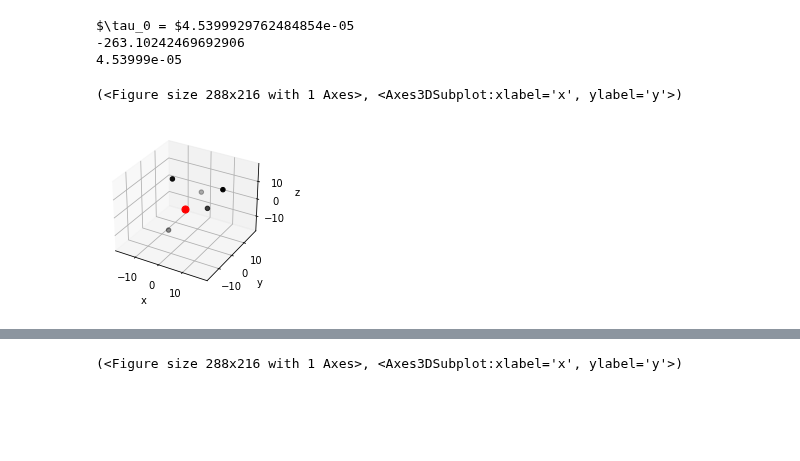
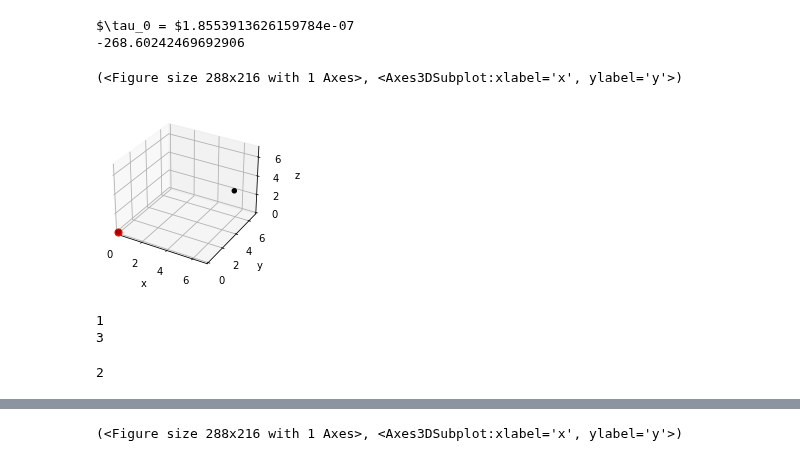
Before and after one commit to HugoLeRoy94/Aging_Condensate, a Jupyter notebook: System_backend/Test_backend.ipynb, the cells around one changed output, grey strips where cells are left out. Cells and saved outputs as stored; diff of their text form; code cells hidden in the pictures; blank space fills up the shorter version.

```diff
--- a/System_backend/Test_backend.ipynb
+++ b/System_backend/Test_backend.ipynb
@@ -11,16 +12,26 @@ plt.rcParams["figure.figsize"] = (4,3)
 # %%
 ell_tot = 100.
 rho0 = 1/10000
-BindingEnergy = -10.
+BindingEnergy = -15.5
 tau_0 = np.exp(BindingEnergy)
 print(r'$\tau_0 = $'+str(tau_0))
 S = System(ell_tot,rho0,BindingEnergy,kdiff=np.exp(BindingEnergy),seed=19880,sliding=True)
 print(S.get_F())
 S.Plot3DSystem()
 # %% [output]
-$\tau_0 = $4.5399929762484854e-05
--263.10242469692906
-4.53999e-05
+$\tau_0 = $1.8553913626159784e-07
+-268.60242469692906
 (<Figure size 288x216 with 1 Axes>, <Axes3DSubplot:xlabel='x', ylabel='y'>)
-[figure, old version]
+[figure, new version]
+# %%
+print(S.get_N_loop())
+bind,time = S.evolve()
+print(bind)
+# %% [output]
+1
+3
+# %%
+print(S.get_N_loop())
+# %% [output]
+2
 # %%
```
Also changed, not shown: parts of 5 cells of this notebook, 3 other files.
